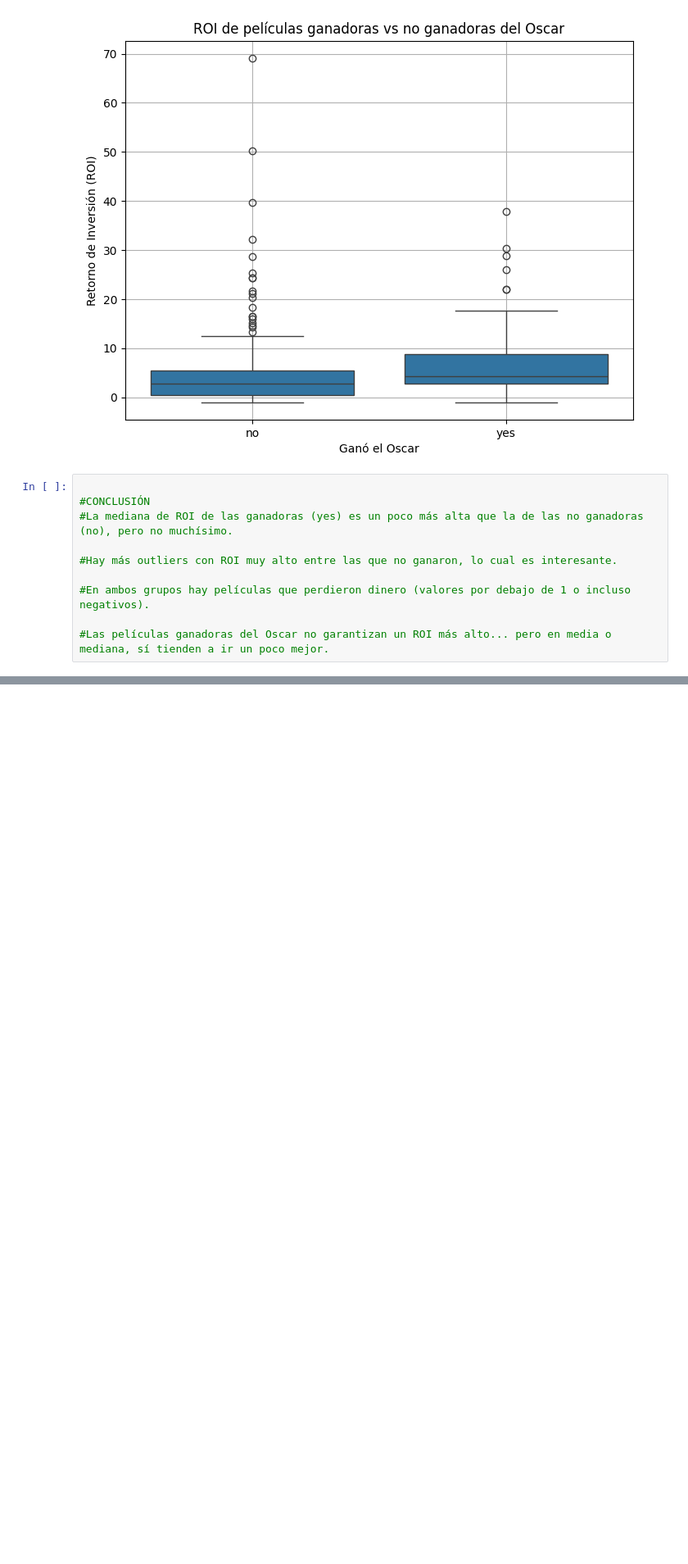
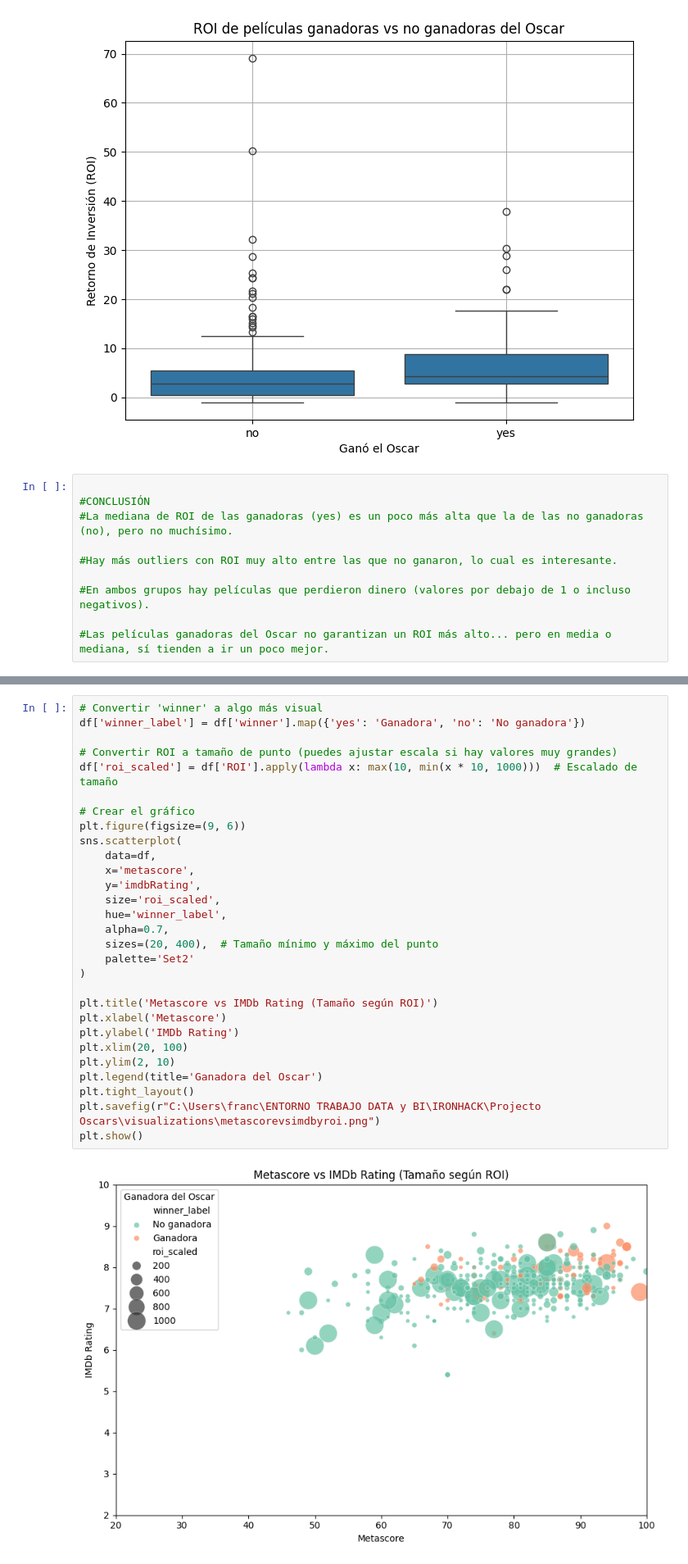
Before and after one commit to FranBretones/Proyecto-Oscars, a Jupyter notebook: src/visualizacion.ipynb, the cells around one changed output, grey strips where cells are left out. Shown at 82% size. Cells and saved outputs as stored; diff of their text form; blank space fills up the shorter version.

```diff
--- a/src/visualizacion.ipynb
+++ b/src/visualizacion.ipynb
@@ -349,0 +188,31 @@ plt.show()
+# %%
+# Convertir 'winner' a algo más visual
+df['winner_label'] = df['winner'].map({'yes': 'Ganadora', 'no': 'No ganadora'})
+
+# Convertir ROI a tamaño de punto (puedes ajustar escala si hay valores muy grandes)
+df['roi_scaled'] = df['ROI'].apply(lambda x: max(10, min(x * 10, 1000)))  # Escalado de tamaño
+
+# Crear el gráfico
+plt.figure(figsize=(9, 6))
+sns.scatterplot(
+    data=df,
+    x='metascore',
+    y='imdbRating',
+    size='roi_scaled',
+    hue='winner_label',
+    alpha=0.7,
+    sizes=(20, 400),  # Tamaño mínimo y máximo del punto
+    palette='Set2'
+)
+
+plt.title('Metascore vs IMDb Rating (Tamaño según ROI)')
+plt.xlabel('Metascore')
+plt.ylabel('IMDb Rating')
+plt.xlim(20, 100)
+plt.ylim(2, 10)
+plt.legend(title='Ganadora del Oscar')
+plt.tight_layout()
+plt.savefig(r"C:\Users\franc\ENTORNO TRABAJO DATA y BI\IRONHACK\Projecto Oscars\visualizations\metascorevsimdbyroi.png")
+plt.show()
+# %% [output]
+[figure, added]
```
Also changed, not shown: parts of 16 cells of this notebook, 9 other files.
